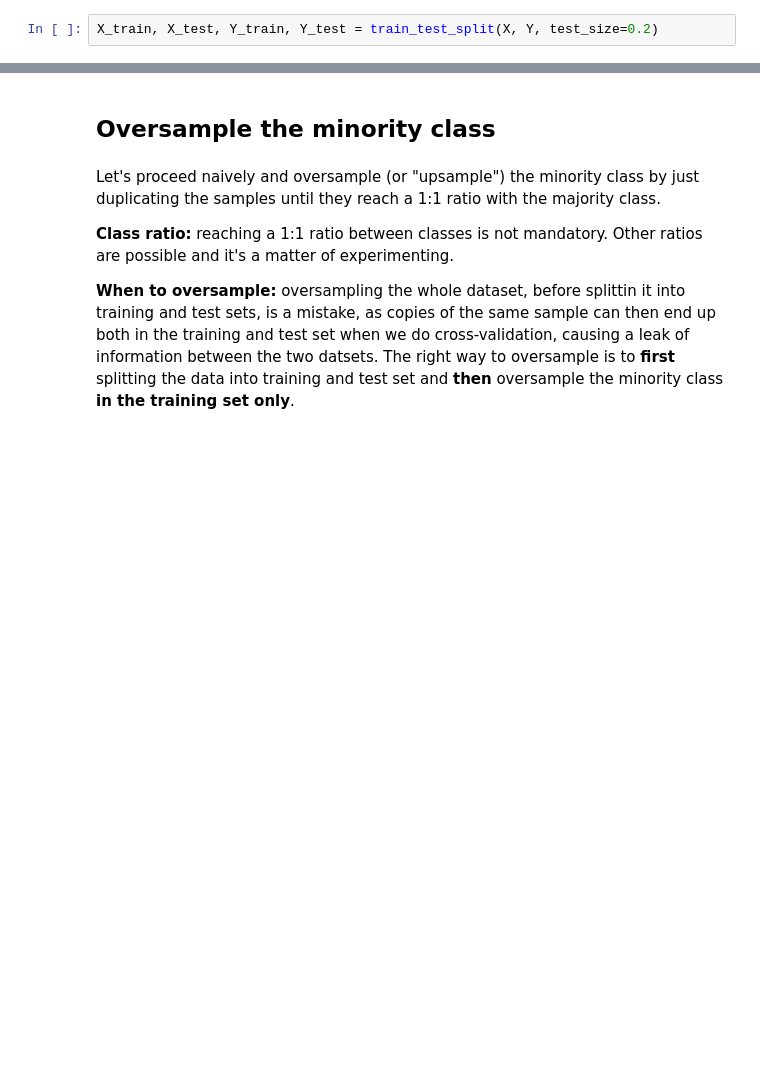
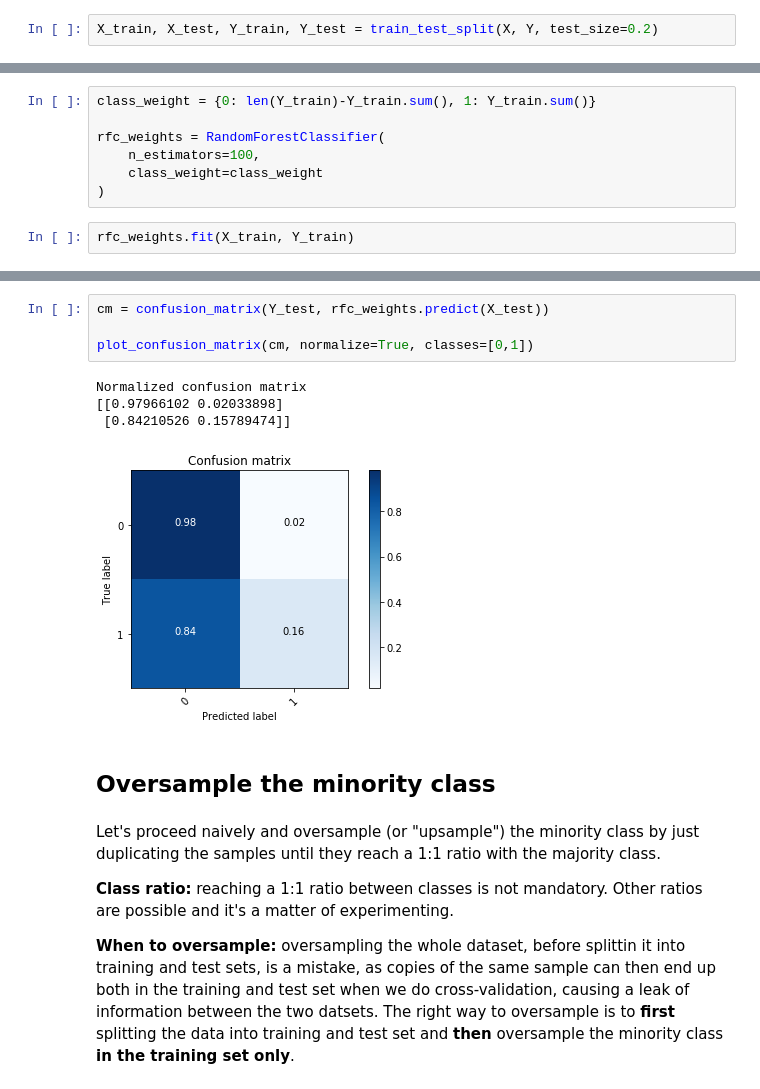
Before and after one commit to emanuele-moscato/imbalanced-data, a Jupyter notebook: notebooks/secom-analysis.ipynb, the cells around one changed output, grey strips where cells are left out. Cells and saved outputs as stored; diff of their text form; blank space fills up the shorter version.

```diff
--- a/notebooks/secom-analysis.ipynb
+++ b/notebooks/secom-analysis.ipynb
@@ -265,0 +309,9 @@ Model recall on test set: 0.0
+# %%
+class_weight = {0: len(Y_train)-Y_train.sum(), 1: Y_train.sum()}
+
+rfc_weights = RandomForestClassifier(
+    n_estimators=100,
+    class_weight=class_weight
+)
+# %%
+rfc_weights.fit(X_train, Y_train)
@@ -266,3 +363,12 @@ Model recall on test set: 0.0
+# %%
+cm = confusion_matrix(Y_test, rfc_weights.predict(X_test))
+
+plot_confusion_matrix(cm, normalize=True, classes=[0,1])
+# %% [output]
+Normalized confusion matrix
+[[0.97966102 0.02033898]
+ [0.84210526 0.15789474]]
+[figure, added]
 # %% [markdown]
 ## Oversample the minority class
 # %% [markdown]
```
Also changed, not shown: parts of 25 cells of this notebook, 2 other files.
